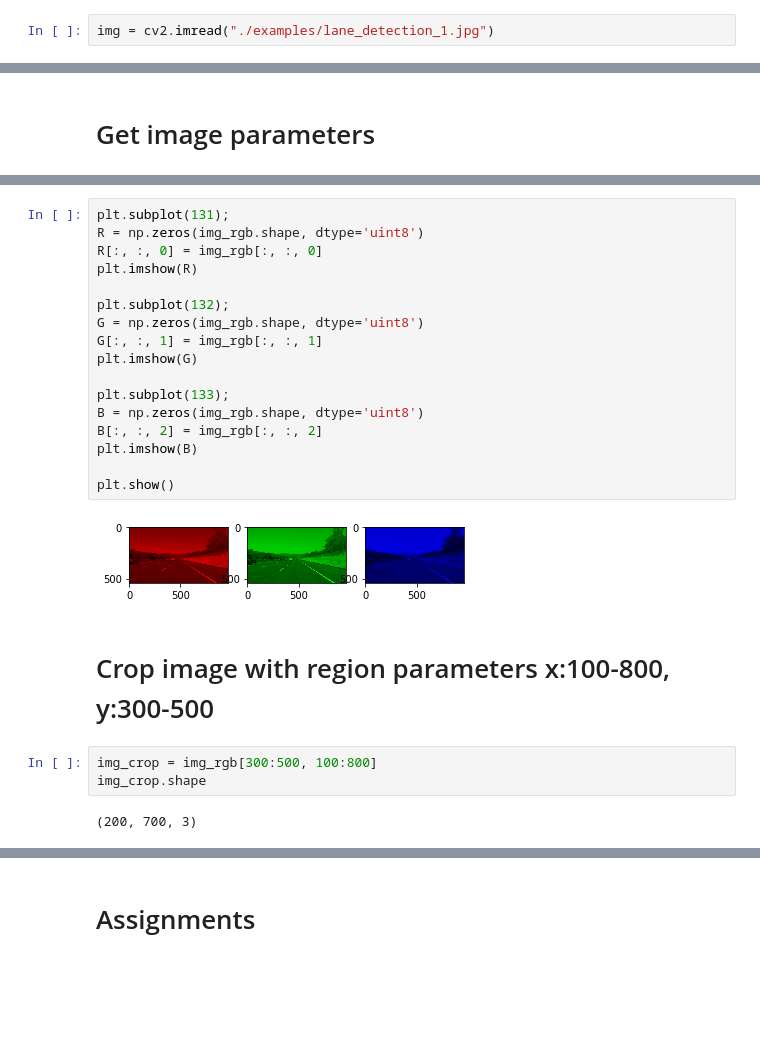
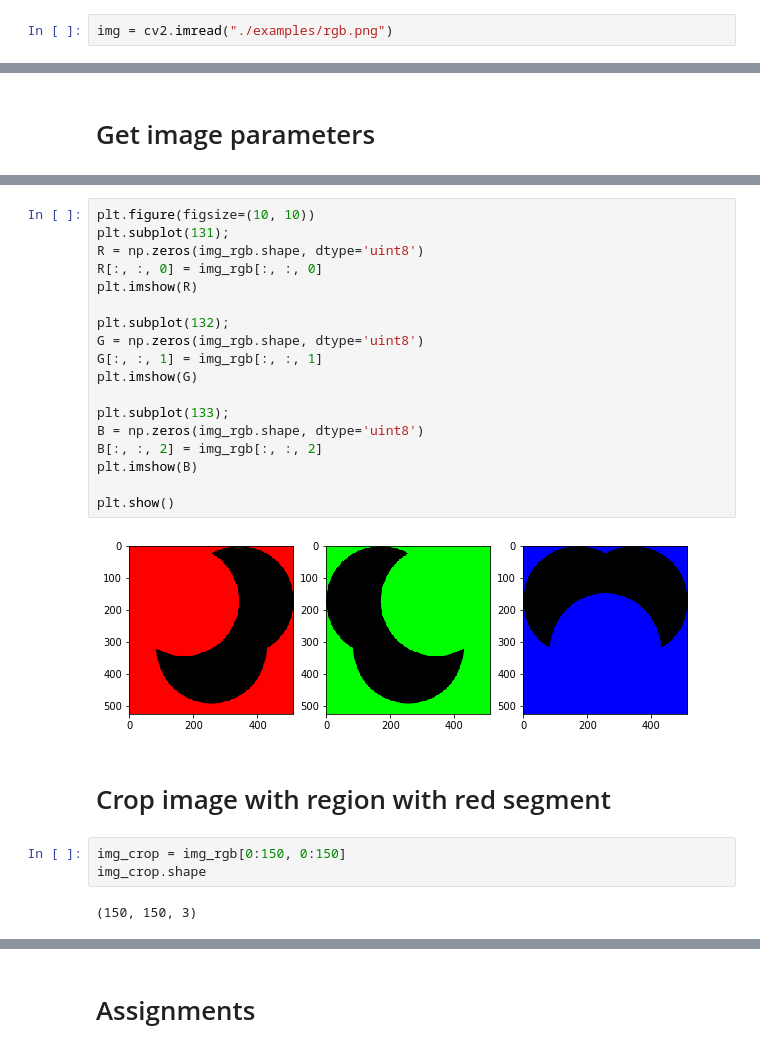
Before and after one commit to lavolpenoire/DIP, a Jupyter notebook: Lab1.ipynb, the cells around one changed output, grey strips where cells are left out. Cells and saved outputs as stored; diff of their text form; blank space fills up the shorter version.

```diff
--- a/Lab1.ipynb
+++ b/Lab1.ipynb
@@ -9,2 +66,2 @@ import matplotlib.pyplot as plt
 # %%
-img = cv2.imread("./examples/lane_detection_1.jpg")
+img = cv2.imread("./examples/rgb.png")
@@ -36,30 +94,31 @@ Here is 540 is image height, 960 is image width, 3 is number of color channels.
 Every color channel can be ploted separately.
 # %%
+plt.figure(figsize=(10, 10))
 plt.subplot(131);
 R = np.zeros(img_rgb.shape, dtype='uint8')
 R[:, :, 0] = img_rgb[:, :, 0]
 plt.imshow(R)
 
 plt.subplot(132);
 G = np.zeros(img_rgb.shape, dtype='uint8')
 G[:, :, 1] = img_rgb[:, :, 1]
 plt.imshow(G)
 
 plt.subplot(133);
 B = np.zeros(img_rgb.shape, dtype='uint8')
 B[:, :, 2] = img_rgb[:, :, 2]
 plt.imshow(B)
 
 plt.show()
 # %% [output]
-[figure, old version]
+[figure, new version]
 # %% [markdown]
-<h1>Crop image with region parameters x:100-800, y:300-500</h1>
+<h1>Crop image with region with red segment</h1>
 # %%
-img_crop = img_rgb[300:500, 100:800]
+img_crop = img_rgb[0:150, 0:150]
 img_crop.shape
 # %% [output]
-(200, 700, 3)
+(150, 150, 3)
 # %%
 plt.imshow(img_crop); plt.show();
 # %% [output]
```
Also changed, not shown: parts of 27 cells of this notebook, 3 other files.
